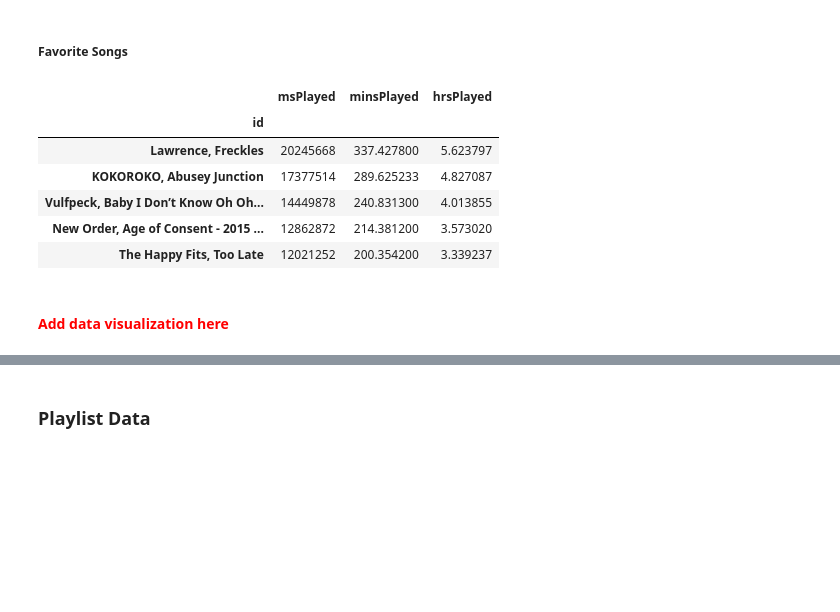
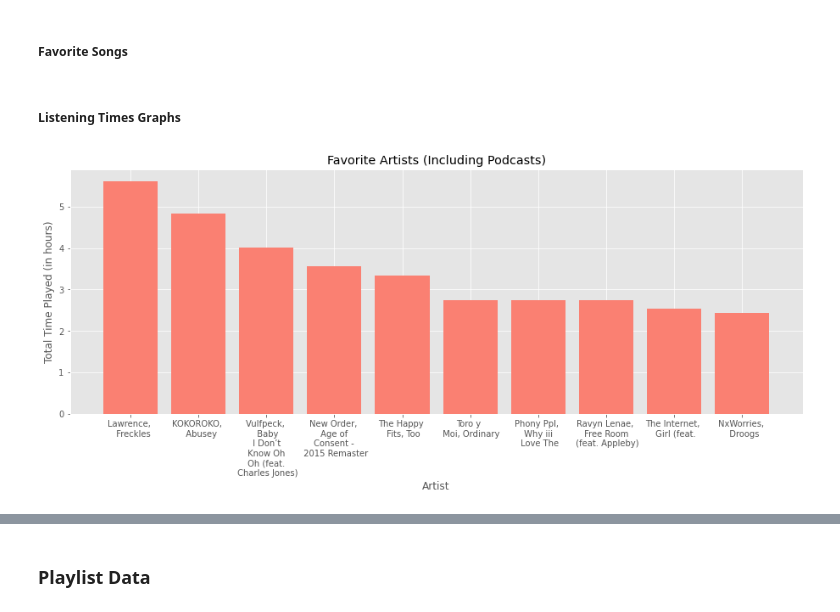
Before and after one commit to llluns/spotify_data_analysis, a Jupyter notebook: Spotify_Data_Preprocessing.ipynb, the cells around one changed output, grey strips where cells are left out. Saved outputs shown, nothing was run; the diff lists cells and outputs as text; code cells hidden in the pictures; blank space fills up the shorter version.

```diff
--- a/Spotify_Data_Preprocessing.ipynb
+++ b/Spotify_Data_Preprocessing.ipynb
@@ -83,14 +122,24 @@ df_time=df_time.groupby(['id']).sum() #summing by that unique id (so get total l
 df_time=df_time.sort_values(by=['msPlayed'],ascending=False)
 df_time['minsPlayed']=df_time['msPlayed']/1000/60
 df_time['hrsPlayed']=df_time['minsPlayed']/60
-df_time.head(5)
+df_time.reset_index(level=0, inplace=True)
-# %% [output]
-|  | msPlayed | minsPlayed | hrsPlayed |
-| id |  |  |  |
-| Lawrence, Freckles | 20245668 | 337.427800 | 5.623797 |
-| KOKOROKO, Abusey Junction | 17377514 | 289.625233 | 4.827087 |
-| Vulfpeck, Baby I Don’t Know Oh Oh... | 14449878 | 240.831300 | 4.013855 |
-| New Order, Age of Consent - 2015 ... | 12862872 | 214.381200 | 3.573020 |
-| The Happy Fits, Too Late | 12021252 | 200.354200 | 3.339237 |
-# %% [markdown]
- #### <font color='red'>Add data visualization here</font>
+# %% [markdown]
+##### Listening Times Graphs
+# %%
+%matplotlib inline
+plt.style.use('ggplot')
+
+x = wrap(list(df_time.head(10)['id']))
+y = list(df_time.head(10)['hrsPlayed'])
+x_pos = [i for i, _ in enumerate(x)]
+plt.axes([0, 0.6, 2, 1])
+
+plt.bar(x_pos, y, color='salmon')
+plt.xlabel("Artist")
+plt.ylabel("Total Time Played (in hours)")
+plt.title("Favorite Artists (Including Podcasts)")
+
+plt.xticks(x_pos, x)
+plt.show()
+# %% [output]
+[figure, added]
```
Also changed, not shown: parts of 30 cells of this notebook, 2 other files.
